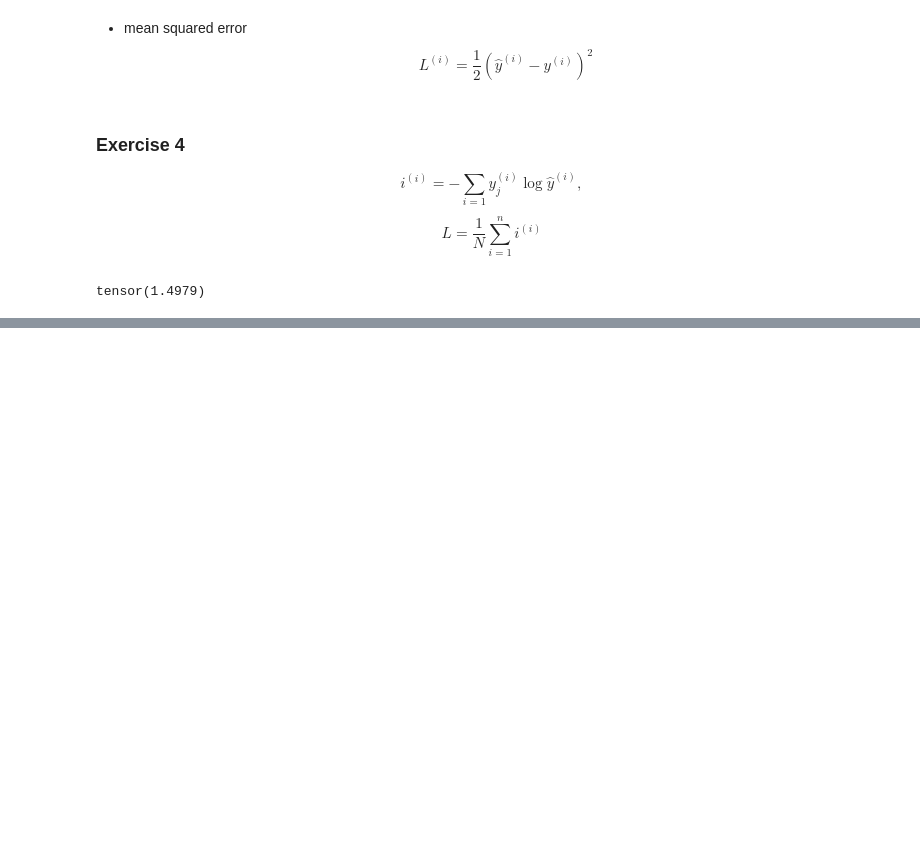
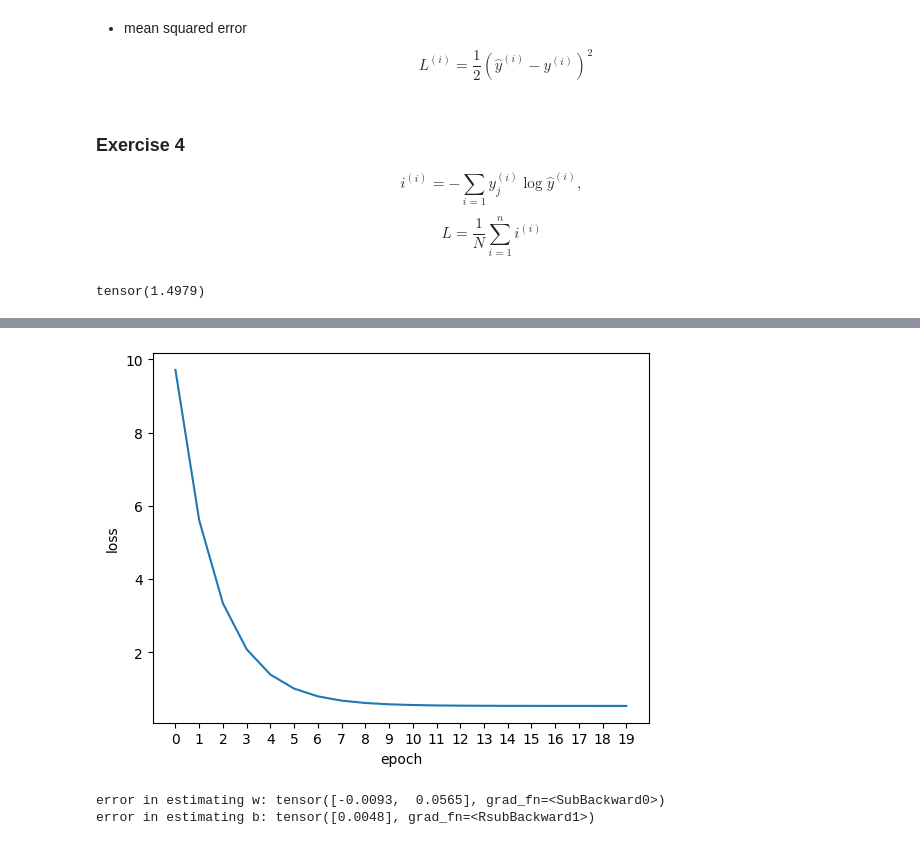
Before and after one commit to niikun/DL_for_health_care, a Jupyter notebook: Lab1.ipynb, the cells around one changed output, grey strips where cells are left out. Saved outputs shown, nothing was run; the diff lists cells and outputs as text; code cells hidden in the pictures; blank space fills up the shorter version.

```diff
--- a/Lab1.ipynb
+++ b/Lab1.ipynb
@@ -314,0 +485,6 @@ def cross_entropy(y_hat, y):
+# %%
+def squared_loss(y_hat,y):
+    return ((y_hat-y.reshape(y_hat.shape))**2/2).mean()
+# %%
+y = torch.tensor([2, 0.4, 1.1, 2.1])
+y_hat = torch.tensor([[2.1, 0.3, 1.2, 2.5]])
@@ -314,0 +500,13 @@ def cross_entropy(y_hat, y):
+# %%
+def sgd(params, lr, batch_size):
+    """  Minibatch stochastic gradient descent """
+    lr = lr / batch_size
+    with torch.no_grad():
+        for param in params:
+            """
+            TODO: perform a step gradient descent
+                  param = param - lr * grad
+            """
+            param -= lr * param.grad
+#             raise NotImplementedError
+            param.grad.zero_()
@@ -314,0 +518,16 @@ def cross_entropy(y_hat, y):
+# %%
+lr = 0.03
+num_epochs = 20
+net = linear
+loss = squared_loss
+loss_list=[]
+for epoch in range(num_epochs):
+    for X, y in data_iter(batch_size, features, labels):
+        l = loss(net(X, w, b), y)  # Minibatch loss in `X` and `y`
+        # Compute gradient on `l` with respect to [`w`, `b`]
+        l.backward()
+        sgd([w, b], lr, batch_size)  # Update parameters using their gradient
+    with torch.no_grad():
+        train_l = loss(net(features, w, b), labels)
+        loss_list.append(float(train_l.mean()))
+        print(f'epoch {epoch + 1}, loss {float(train_l.mean()):f}')
@@ -314,0 +555,15 @@ def cross_entropy(y_hat, y):
+# %%
+x_label = np.arange(20)
+plt.plot(loss_list)
+plt.xticks(x_label)
+plt.xlabel("epoch")
+plt.ylabel("loss")
+plt.show()
+# %% [output]
+[figure, added]
+# %%
+print(f'error in estimating w: {true_w - w.reshape(true_w.shape)}')
+print(f'error in estimating b: {true_b - b}')
+# %% [output]
+error in estimating w: tensor([-0.0093,  0.0565], grad_fn=<SubBackward0>)
+error in estimating b: tensor([0.0048], grad_fn=<RsubBackward1>)
```
Also changed, not shown: parts of 37 cells of this notebook.
